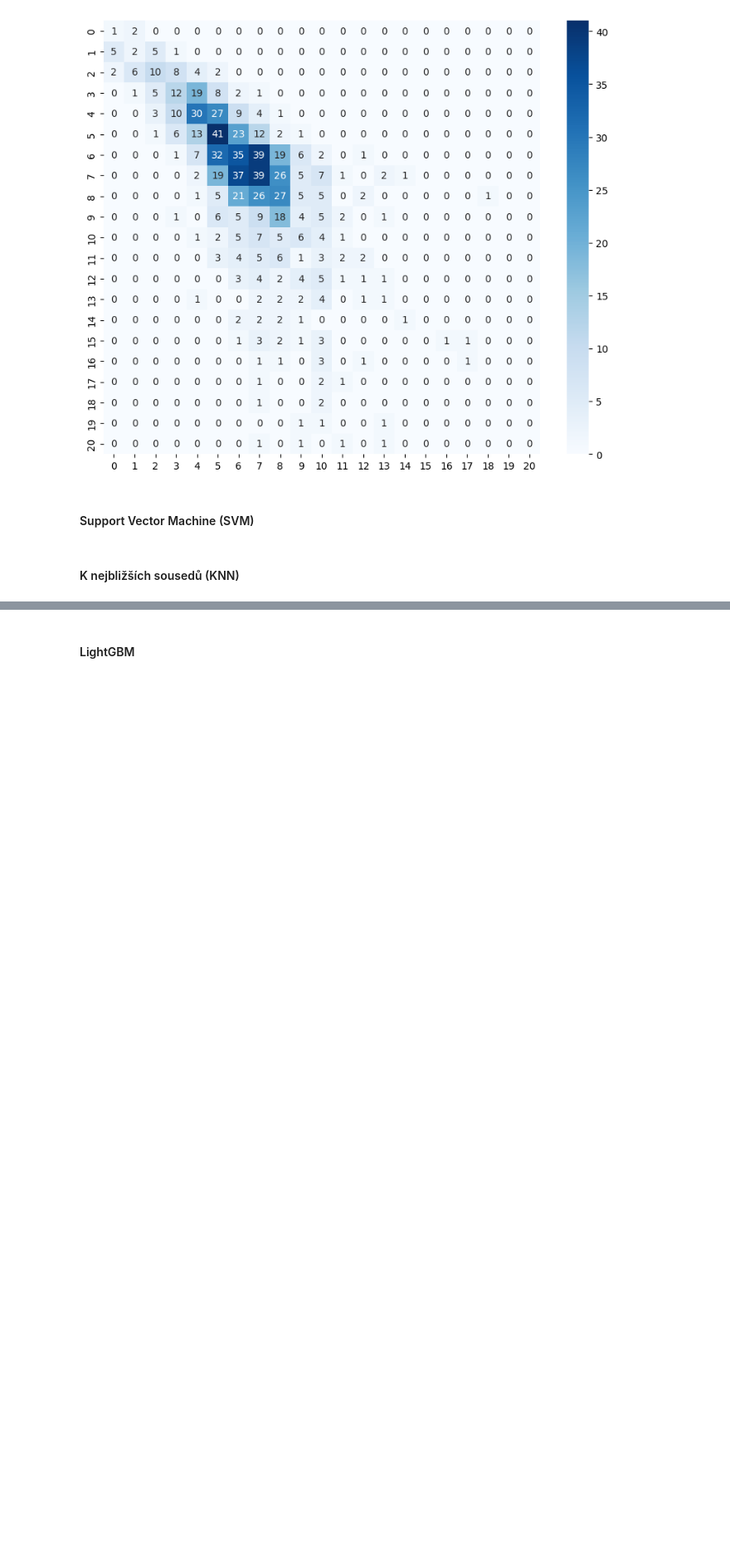
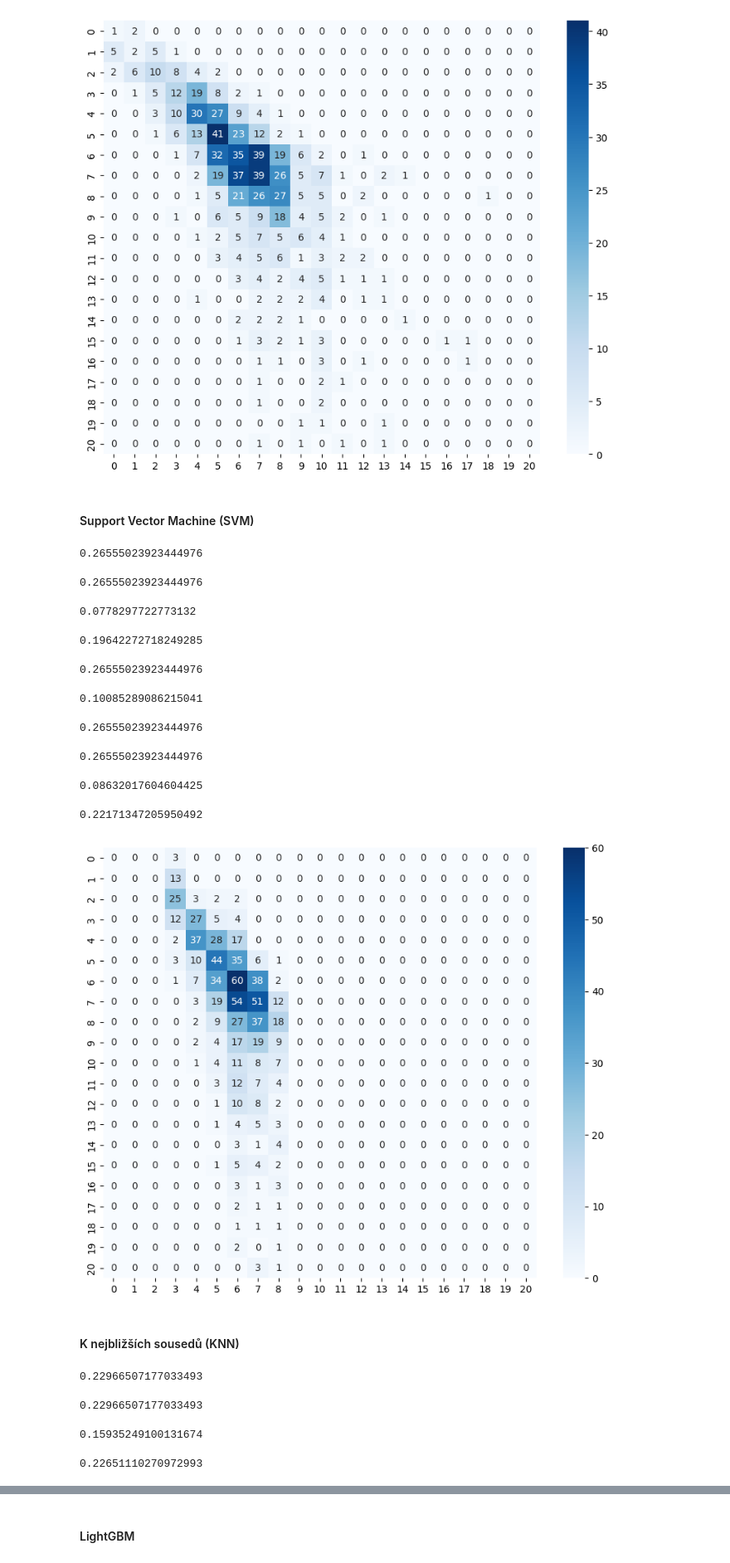
Before and after one commit to kakalasek/PipuvPruvodceMaturitouZProgramovani, a Jupyter notebook: 18/18.ipynb, the cells around one changed output, grey strips where cells are left out. Shown at 83% size. Drawn from its saved outputs; the diff is of its cells as text; code cells hidden in the pictures; blank space fills up the shorter version.

```diff
--- a/18/18.ipynb
+++ b/18/18.ipynb
@@ -151,3 +161,9 @@ randomForest_predictions = randomForest.predict(X_test)
+# %%
+from sklearn.svm import SVC
+
+svc = SVC()
+svc.fit(X_train, y_train)
+svc_predictions = svc.predict(X_test)
 # %% [markdown]
 #### K nejbližších sousedů (KNN)
 # %% [markdown]
@@ -277,5 +335,53 @@ plt.show()
 [figure]
 # %% [markdown]
 #### Support Vector Machine (SVM)
+# %%
+accuracy_score(y_test, svc_predictions)
+# %% [output]
+0.26555023923444976
+# %%
+display(precision_score(y_test, svc_predictions, average='micro', zero_division=0.0))
+display(precision_score(y_test, svc_predictions, average='macro', zero_division=0.0))
+precision_score(y_test, svc_predictions, average='weighted', zero_division=0.0)
+# %% [output]
+0.26555023923444976
+0.0778297722773132
+0.19642272718249285
+# %%
+display(recall_score(y_test, svc_predictions, average='micro'))
+display(recall_score(y_test, svc_predictions, average='macro'))
+recall_score(y_test, svc_predictions, average='weighted')
+# %% [output]
+0.26555023923444976
+0.10085289086215041
+0.26555023923444976
+# %%
+display(f1_score(y_test, svc_predictions, average='micro'))
+display(f1_score(y_test, svc_predictions, average='macro'))
+f1_score(y_test, svc_predictions, average='weighted')
+# %% [output]
+0.26555023923444976
+0.08632017604604425
+0.22171347205950492
+# %%
+matrix = confusion_matrix(y_test, svc_predictions)
+
+plt.figure(figsize=(10, 8))
+sns.heatmap(matrix, cmap='Blues', annot=True)
+plt.show()
+# %% [output]
+[figure, added]
 # %% [markdown]
 #### K nejbližších sousedů (KNN)
+# %%
+accuracy_score(y_test, knn_predictions)
+# %% [output]
+0.22966507177033493
+# %%
+display(precision_score(y_test, knn_predictions, average='micro', zero_division=0.0))
+display(precision_score(y_test, knn_predictions, average='macro', zero_division=0.0))
+precision_score(y_test, knn_predictions, average='weighted', zero_division=0.0)
+# %% [output]
+0.22966507177033493
+0.15935249100131674
+0.22651110270972993
```
Also changed, not shown: parts of 13 cells of this notebook.
